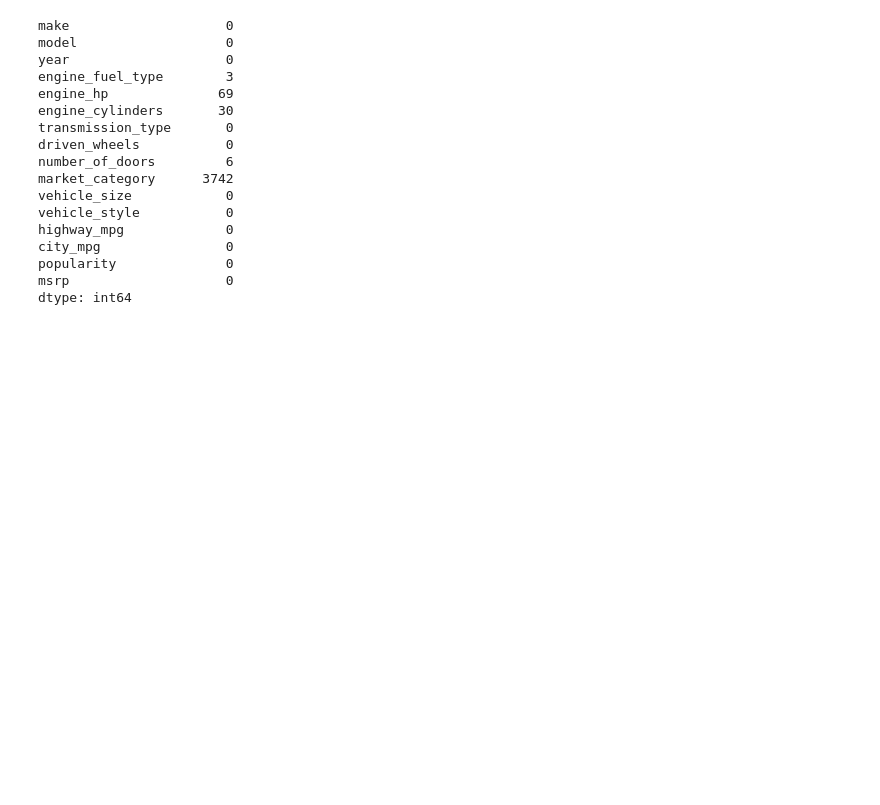
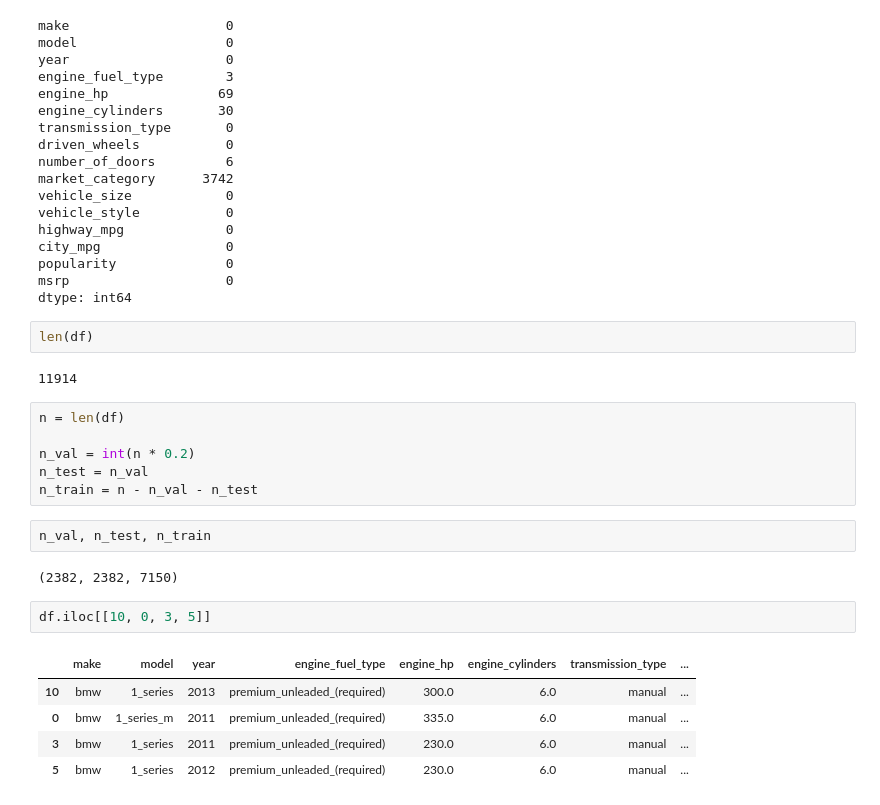
Before and after one commit to shall-it/machine-learning-zoomcamp, a Jupyter notebook: 02-regression/02-price-prediction-live.ipynb, the cells around one changed output. Saved outputs shown, nothing was run; the diff lists cells and outputs as text; blank space fills up the shorter version.

```diff
--- a/02-regression/02-price-prediction-live.ipynb
+++ b/02-regression/02-price-prediction-live.ipynb
@@ -172,3 +172,25 @@ city_mpg                0
 popularity              0
 msrp                    0
 dtype: int64
+# %%
+len(df)
+# %% [output]
+11914
+# %%
+n = len(df)
+
+n_val = int(n * 0.2)
+n_test = n_val
+n_train = n - n_val - n_test
+# %%
+n_val, n_test, n_train
+# %% [output]
+(2382, 2382, 7150)
+# %%
+df.iloc[[10, 0, 3, 5]]
+# %% [output]
+|  | make | model | year | engine_fuel_type | engine_hp | engine_cylinders | transmission_type | ... |
+| 10 | bmw | 1_series | 2013 | premium_unleaded_(required) | 300.0 | 6.0 | manual | ... |
+| 0 | bmw | 1_series_m | 2011 | premium_unleaded_(required) | 335.0 | 6.0 | manual | ... |
+| 3 | bmw | 1_series | 2011 | premium_unleaded_(required) | 230.0 | 6.0 | manual | ... |
+| 5 | bmw | 1_series | 2012 | premium_unleaded_(required) | 230.0 | 6.0 | manual | ... |
```
Also changed, not shown: parts of 12 cells of this notebook.
